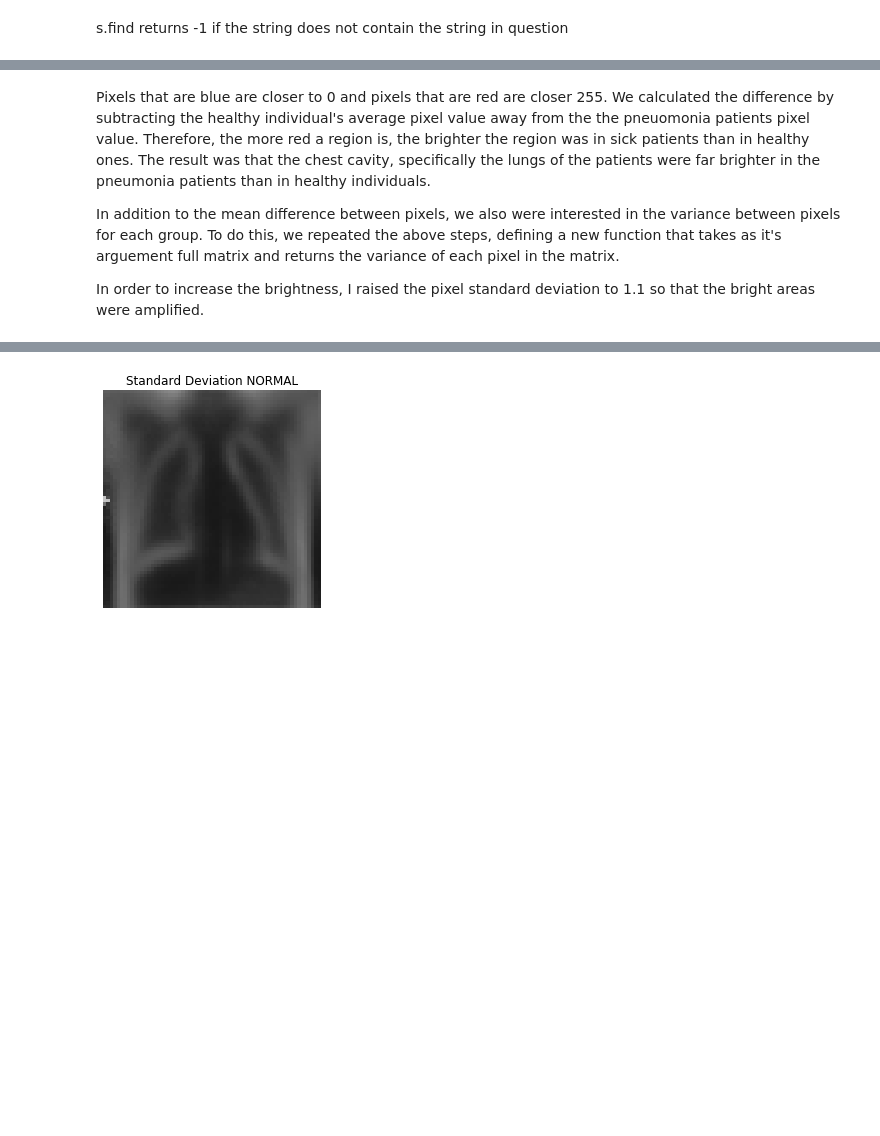
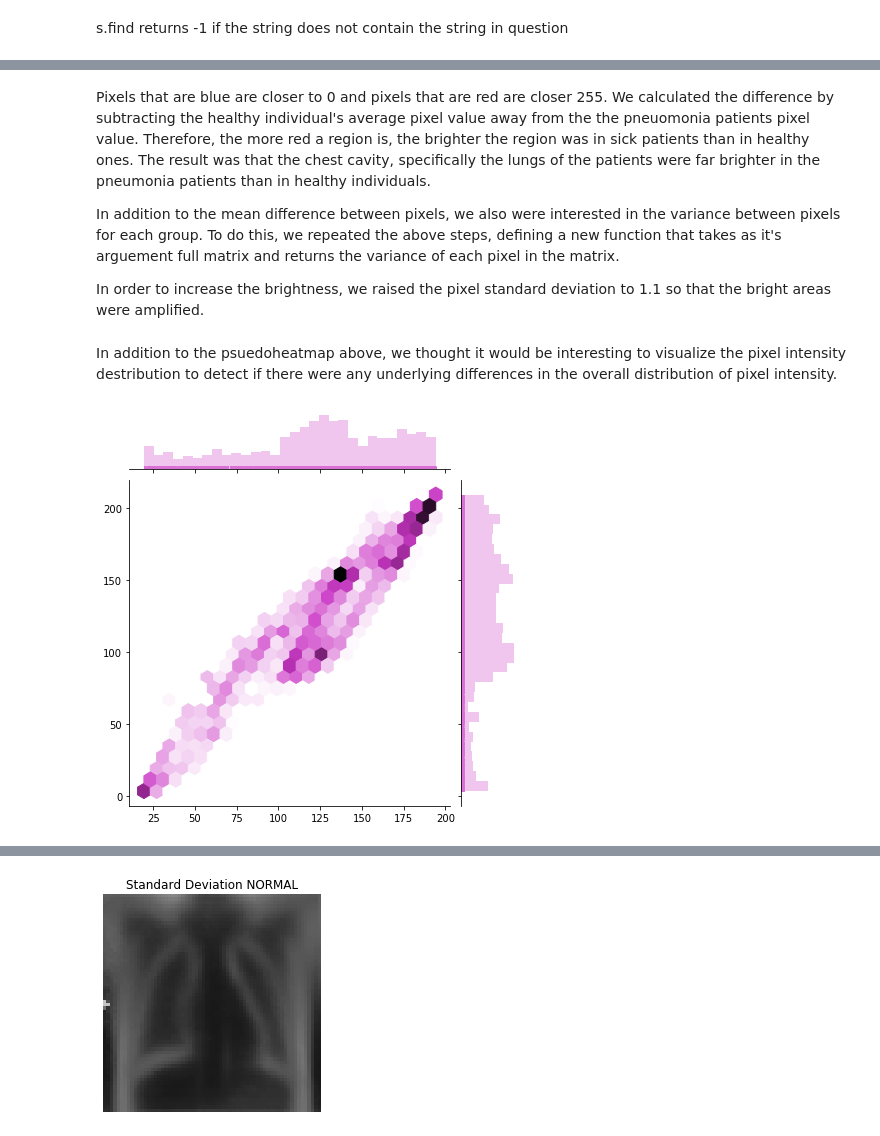
Before and after one commit to bagnine/Pnuemonia-image-classification, a Jupyter notebook: notebooks/EDA/imageEDA.ipynb, the cells around one changed output, grey strips where cells are left out. Saved outputs shown, nothing was run; the diff lists cells and outputs as text; code cells hidden in the pictures; blank space fills up the shorter version.

```diff
--- a/notebooks/EDA/imageEDA.ipynb
+++ b/notebooks/EDA/imageEDA.ipynb
@@ -118,4 +124,17 @@ Pixels that are blue are closer to 0 and pixels that are red are closer 255. We
 
 In addition to the mean difference between pixels, we also were interested in the variance between pixels for each group. To do this, we repeated the above steps, defining a new function that takes as it's arguement full matrix and returns the variance of each pixel in the matrix.
 
-In order to increase the brightness, I raised the pixel standard deviation to 1.1 so that the bright areas were amplified.
+In order to increase the brightness, we raised the pixel standard deviation to 1.1 so that the bright areas were amplified.
+# %% [markdown]
+In addition to the psuedoheatmap above, we thought it would be interesting to visualize the pixel intensity destribution to detect if there were any underlying differences in the overall distribution of pixel intensity.
+# %%
+# Flatten out the mean matrices
+pnue_mean_arr = pneu_mean.ravel()
+norm_mean_arr = norm_mean.ravel()
+
+
+sns.jointplot(x=pnue_mean_arr, y=norm_mean_arr,
+              color= 'orchid', kind='hex',
+              marginal_kws=dict(bins=30, rug=True));
+# %% [output]
+[figure, added]
```
Also changed, not shown: parts of 6 cells of this notebook.
